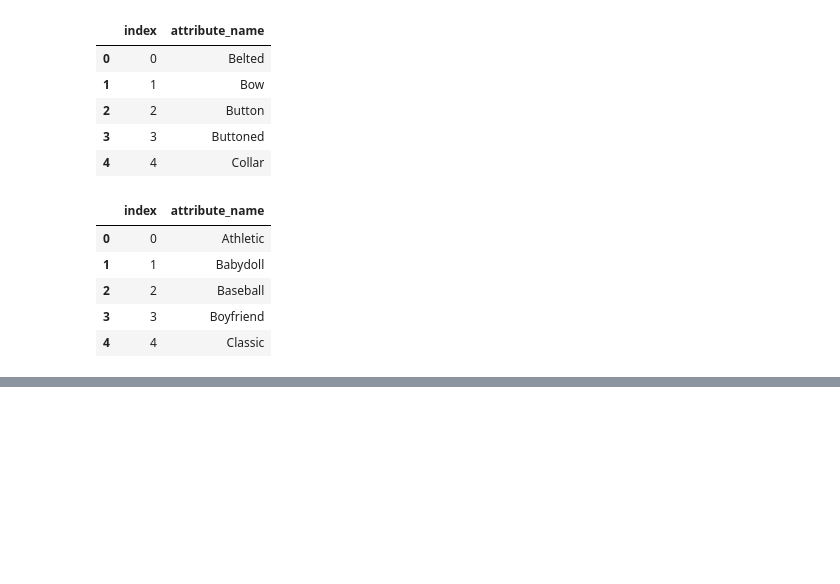
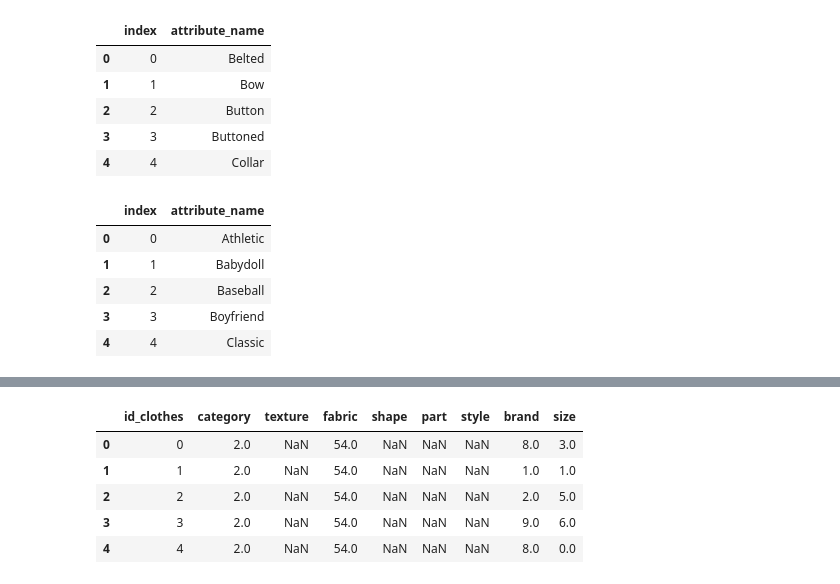
Before and after one commit to Vitally05/TO52_Clothes_detection, a Jupyter notebook: 1database_files.ipynb, the cells around one changed output, grey strips where cells are left out. Cells and saved outputs as stored; diff of their text form; code cells hidden in the pictures; blank space fills up the shorter version.

```diff
--- a/1database_files.ipynb
+++ b/1database_files.ipynb
@@ -162,0 +292,5 @@ def csv_to_txt(csv_path, txt_path):
+# %%
+df.drop(columns=['attributes'], inplace=True)
+df.drop(columns=['image_name'], inplace=True)
+df['id_clothes'] = range(0, len(df))  # Starts the ID from 1 to the length of DataFrame
+df.head()
@@ -162,0 +304,8 @@ def csv_to_txt(csv_path, txt_path):
+# %%
+cols = df.columns.tolist()
+# Obtenir les indices des colonnes à échanger
+idx1, idx2, idx3, idx4, idx5, idx6, idx7 = cols.index('fabric'), cols.index('category'), cols.index('texture'), cols.index('part'), cols.index('style'), cols.index('shape'), cols.index('id_clothes')
+# Échanger les noms des colonnes
+cols[idx1], cols[idx2], cols[idx3], cols[idx4], cols[idx5], cols[idx6], cols[idx7] = cols[idx7], cols[idx2], cols[idx3], cols[idx1], cols[idx6], cols[idx4], cols[idx5]
+# Réaffecter l'ordre modifié au DataFrame
+df = df[cols]
@@ -162,0 +323,15 @@ def csv_to_txt(csv_path, txt_path):
+# %%
+import random
+for row in df.itertuples():
+    brand = random.randint(0, 9)
+    size = random.randint(0, 6)
+    df.at[row.Index, 'brand'] = int(brand)
+    df.at[row.Index, 'size'] = int(size)
+df.head()
+# %% [output]
+|  | id_clothes | category | texture | fabric | shape | part | style | brand | size |
+| 0 | 0 | 2.0 | NaN | 54.0 | NaN | NaN | NaN | 8.0 | 3.0 |
+| 1 | 1 | 2.0 | NaN | 54.0 | NaN | NaN | NaN | 1.0 | 1.0 |
+| 2 | 2 | 2.0 | NaN | 54.0 | NaN | NaN | NaN | 2.0 | 5.0 |
+| 3 | 3 | 2.0 | NaN | 54.0 | NaN | NaN | NaN | 9.0 | 6.0 |
+| 4 | 4 | 2.0 | NaN | 54.0 | NaN | NaN | NaN | 8.0 | 0.0 |
```
Also changed, not shown: parts of 19 cells of this notebook.
